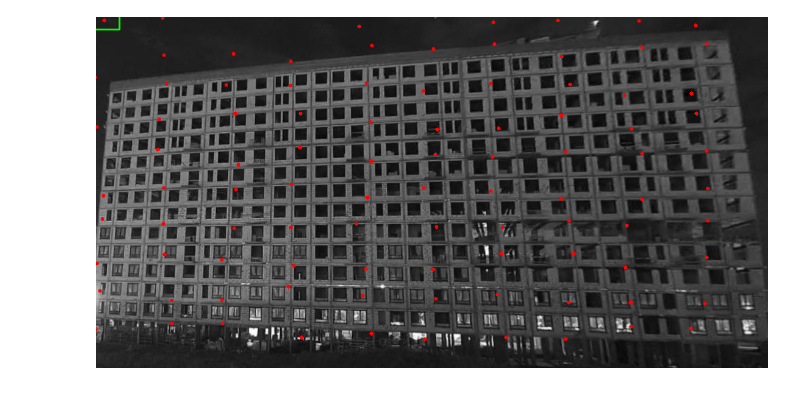
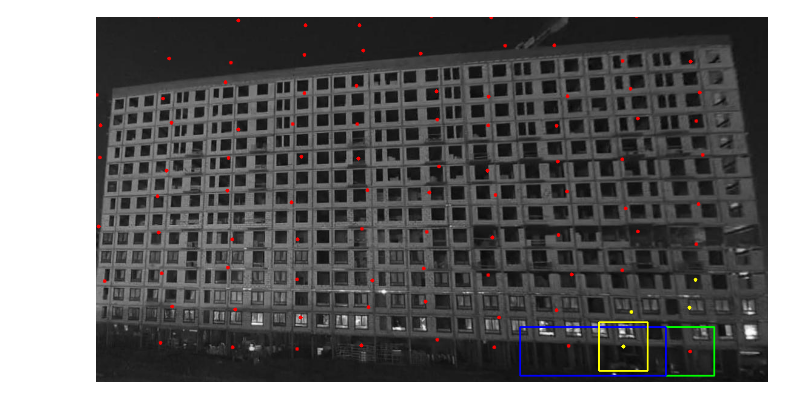
Before and after one commit to Dimildizio/bfs_pyg, a Jupyter notebook: dotsnrows.ipynb, the cells around one changed output. Saved outputs shown, nothing was run; the diff lists cells and outputs as text; code cells hidden in the pictures.

Commit message:
Add a rect on clsoes point in startspoint proximity of rect*3

```diff
--- a/dotsnrows.ipynb
+++ b/dotsnrows.ipynb
@@ -14,32 +17,64 @@ IMG = cv2.imread(image_path)
 # %%
 image = IMG.copy()
 num_rows = 10
 num_cols = 10
 shift = 15
 height, width, _ = image.shape
 
 row_step = height // num_rows
 col_step = width // num_cols
 points = []
 for i in range(num_rows):
     for j in range(num_cols):
         x = j * col_step + random.randint(-shift, shift)
         y = i * row_step + random.randint(-shift, shift)
 
         cv2.circle(image, (x, y), 3, (0, 0, 255), -1)  # -1 fills the circle
         points.append((x, y))
 
 
-bottom_left = points[0]
-rect_width = 50
-rect_height = 30
+highest_x_y = max(points, key=lambda p: (p[0]+p[1]))
+lowest_x_y = min(points, key=lambda p: (p[0]+p[1]))
+rect_width = 80
+rect_height = 80
 
+first = np.array(highest_x_y) - (rect_width//2, rect_height//2)
+cv2.rectangle(image, tuple(first), tuple(first+(rect_width, rect_height)),  (0, 255, 0), 2)
 
-first = np.array(points[0]) -(rect_width//2, rect_height//2)
-cv2.rectangle(image, first, first+(rect_width,rect_height),  (0, 255, 0), 2)
+def euclidean_distance(point1, point2):
+    return np.linalg.norm(np.array(point1) - np.array(point2))
 
+def get_n_nearest_neighbors(point, all_points, n):
+    distances = [(p, euclidean_distance(point, p)) for p in all_points if p != point]
+    distances.sort(key=lambda x: x[1])
+    return distances[:n]
+
+n_neighbors = 4
+neighbors = get_n_nearest_neighbors(highest_x_y, points, n_neighbors)
+
+for neighbor in neighbors:
+    cv2.circle(image, neighbor[0], 3, (0, 255, 255), -1)
+
+blue_rect_width = rect_width*3
+blue_rect_height = rect_height
+blue_rect_start = first - (blue_rect_width, 0)
+cv2.rectangle(image, tuple(blue_rect_start), tuple(blue_rect_start+(blue_rect_width, blue_rect_height)), (255, 0, 0), 2)
+
+def is_inside_blue_rect(point, blue_rect_start, blue_rect_width, blue_rect_height):
+    x, y = point
+    bx, by = blue_rect_start
+    return (bx < x < bx + blue_rect_width) and (by < y < by + blue_rect_height)
+
+neighbors_inside_blue_rect = [neighbor for neighbor in neighbors if is_inside_blue_rect(neighbor[0], blue_rect_start, blue_rect_width, blue_rect_height)]
+
+most_aligning_neighbor = max(neighbors_inside_blue_rect, key=lambda p: abs(p[0] - first[0]))
+
+# Draw yellow rectangle around the most aligning neighbor
+rect_top_left = np.array(most_aligning_neighbor[0]) - (rect_width//2, rect_height//2)
+rect_bottom_right = rect_top_left + (rect_width, rect_height)
+cv2.rectangle(image, tuple(rect_top_left), tuple(rect_bottom_right), (0, 255, 255), 2)
 cv2_imshow(image)
 cv2.waitKey(0)
 cv2.destroyAllWindows()
 # %% [output]
-[figure, old version]
+[figure, new version]
```
Also changed, not shown: parts of 1 cell of this notebook.
